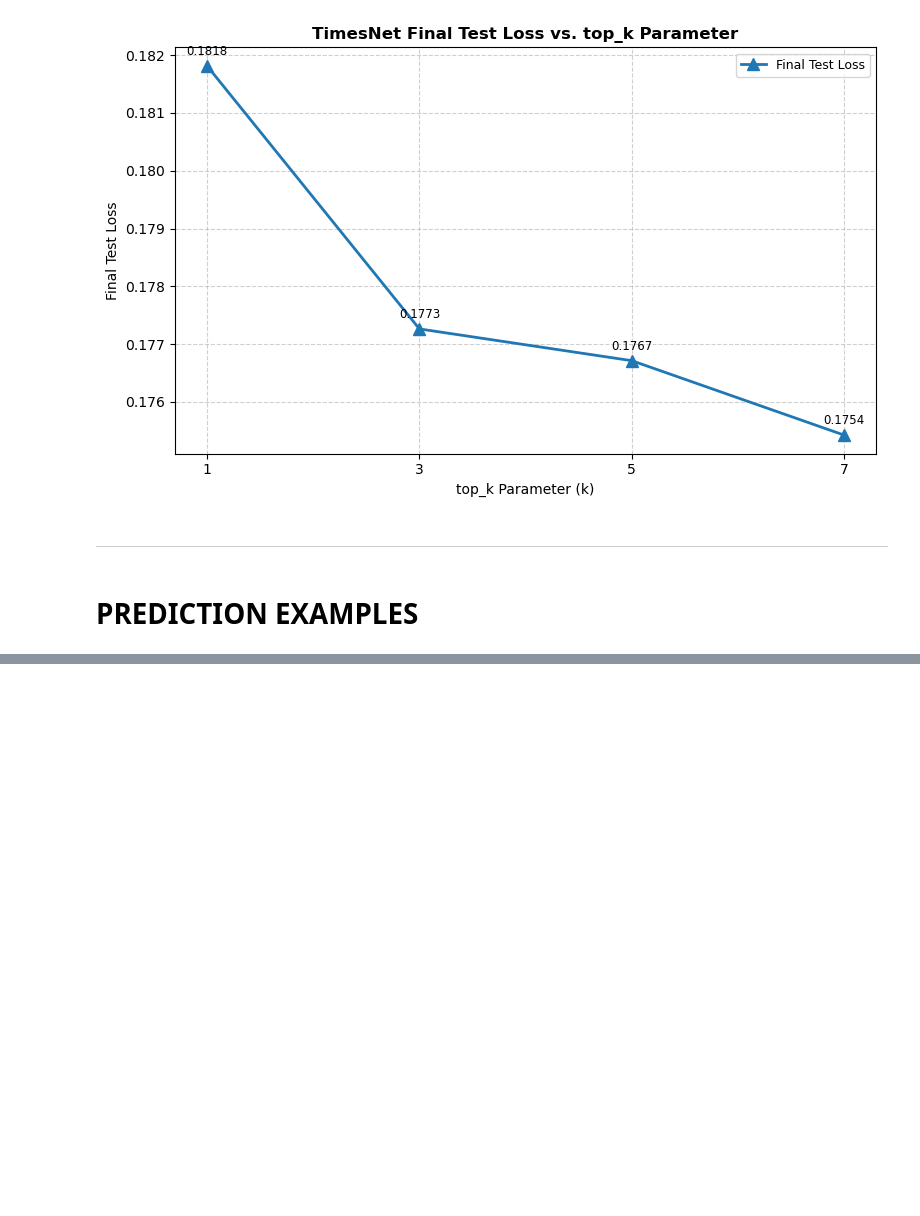
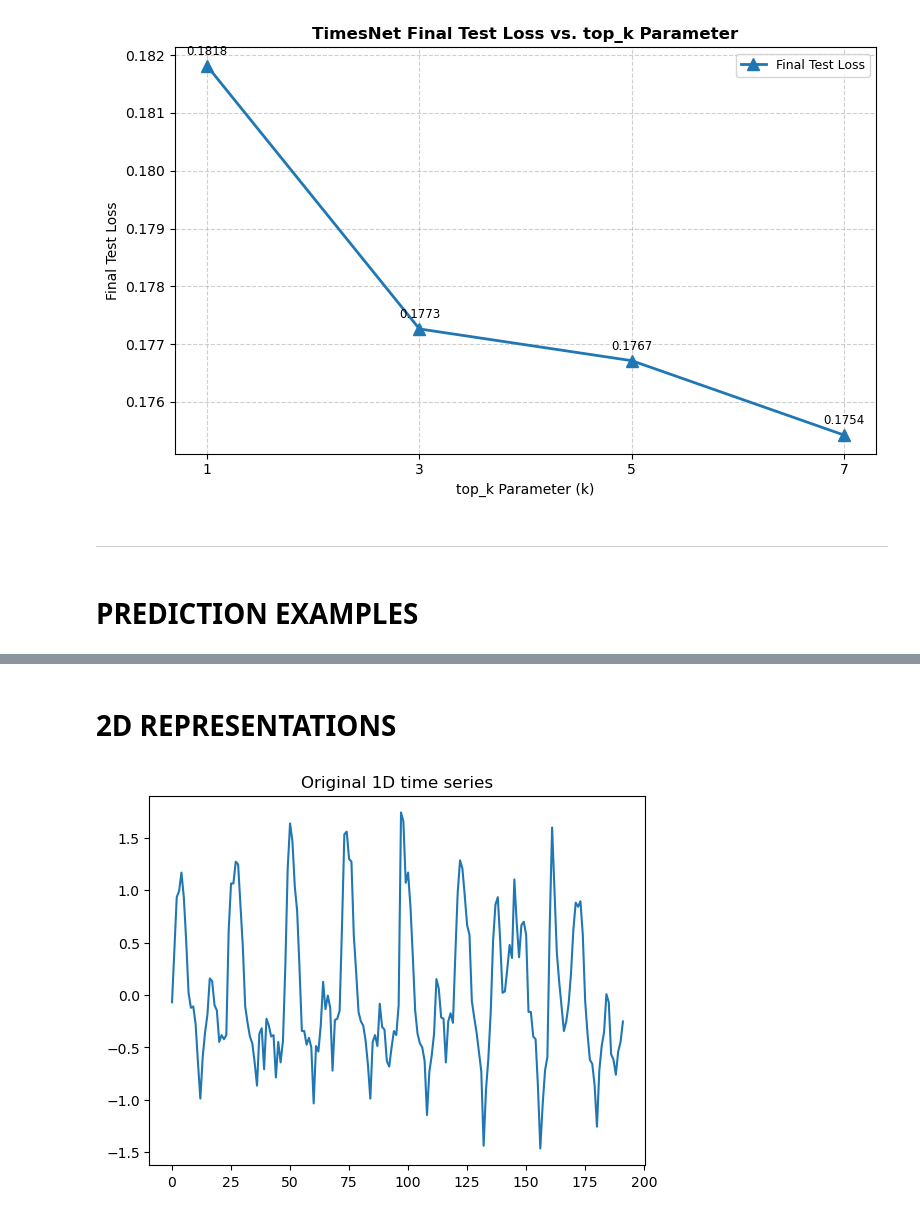
Before and after one commit to seccobenedetto/Electricity_consumption_forecasting_with_TimesNet, a Jupyter notebook: Result_visualization.ipynb, the cells around one changed output, grey strips where cells are left out. Cells and saved outputs as stored; diff of their text form; code cells hidden in the pictures; blank space fills up the shorter version.

```diff
--- a/Result_visualization.ipynb
+++ b/Result_visualization.ipynb
@@ -736,0 +726,16 @@ result
+# %% [markdown]
+# 2D REPRESENTATIONS
+# %%
+sample_idx =  0
+channel_idx = 3
+
+root_path = f"checkpoints/TimesNet_sl192_pl96_dm64_el2_tk5/"
+file_path = f"x_sample{sample_idx}_ch{channel_idx}.npy"
+
+x = np.load(os.path.join(root_path, file_path))
+
+plt.plot(x)
+plt.title("Original 1D time series")
+plt.show()
+# %% [output]
+[figure, added]
```
Also changed, not shown: parts of 9 cells of this notebook, 6 other files.
